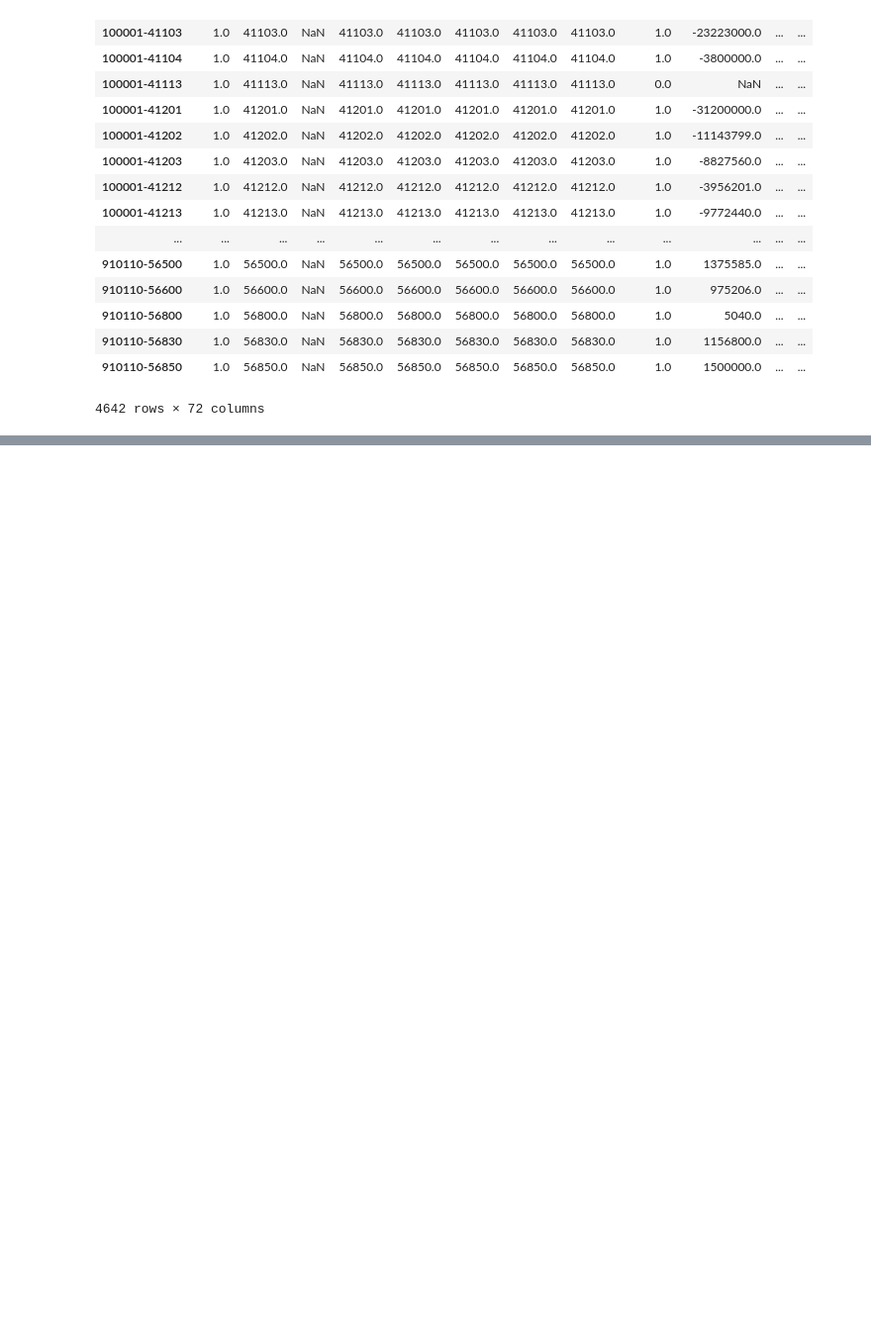
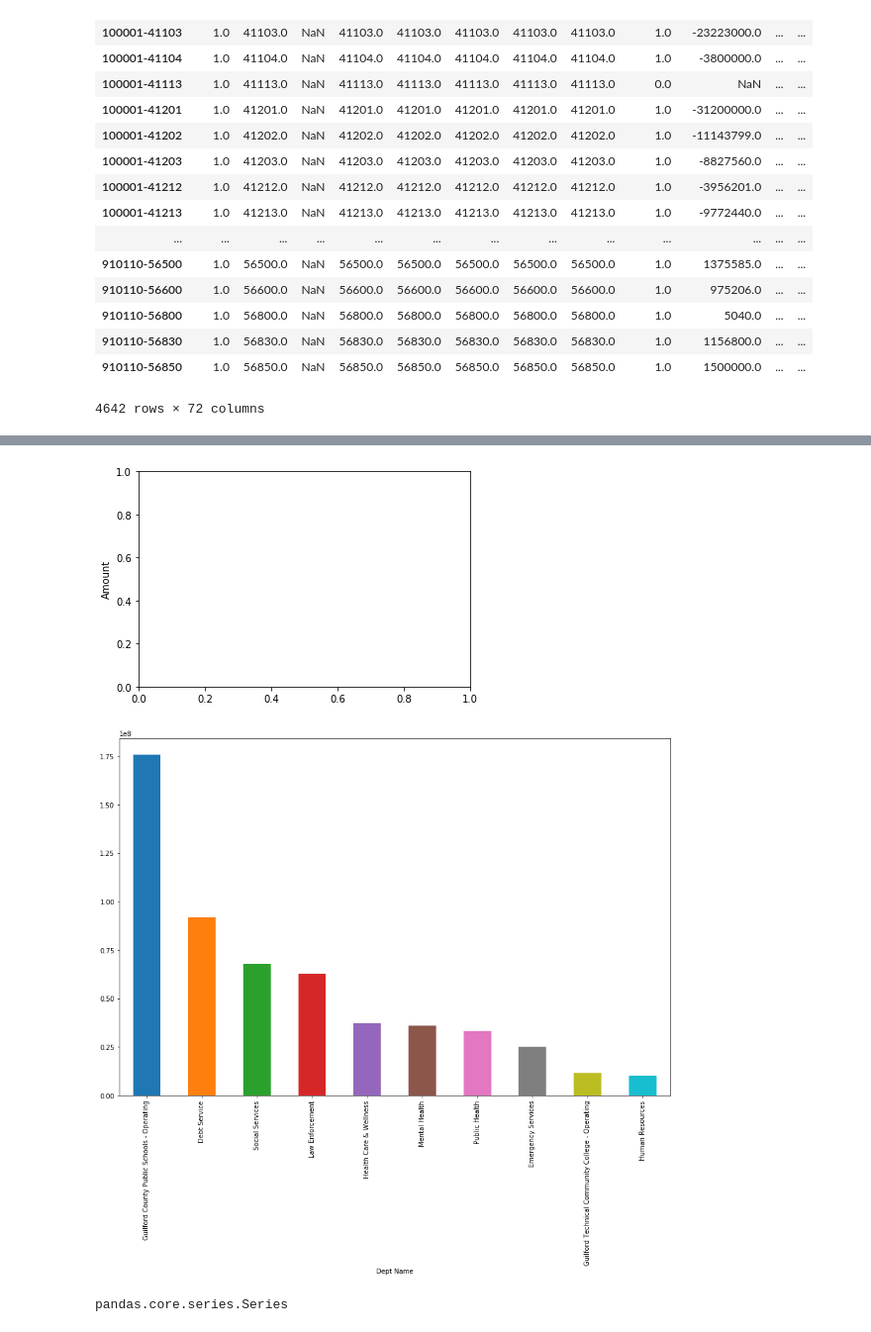
Before and after one commit to UNCG-CSE/Guilford_Financial, a Jupyter notebook: src/data understanding_rohit.ipynb, the cells around one changed output, grey strips where cells are left out. Shown: that part at 99% size. Drawn from its saved outputs; the diff is of its cells as text; code cells hidden in the pictures; blank space fills up the shorter version.

```diff
--- a/src/data understanding_rohit.ipynb
+++ b/src/data understanding_rohit.ipynb
@@ -279,0 +208,16 @@ df_2013
+# %%
+import matplotlib.pyplot as plt
+plt.ylabel("Amount")
+plt.figure(figsize=(15,10))
+#plt.figsize(30,60)
+plt.show(df_2013.groupby("Dept Name")["Amount"].sum().sort_values(ascending=False)[0:10].plot(kind='bar'))
+# plt.show()
+
+# df_2013.groupby("Dept Name")["Amount"].sum().plot
+# %% [output]
+[figure, added]
+[figure, added]
+# %%
+type(df_2013.groupby("Dept Name")["Amount"].sum())
+# %% [output]
+pandas.core.series.Series
```
Also changed, not shown: parts of 38 cells of this notebook, 2 other files.
